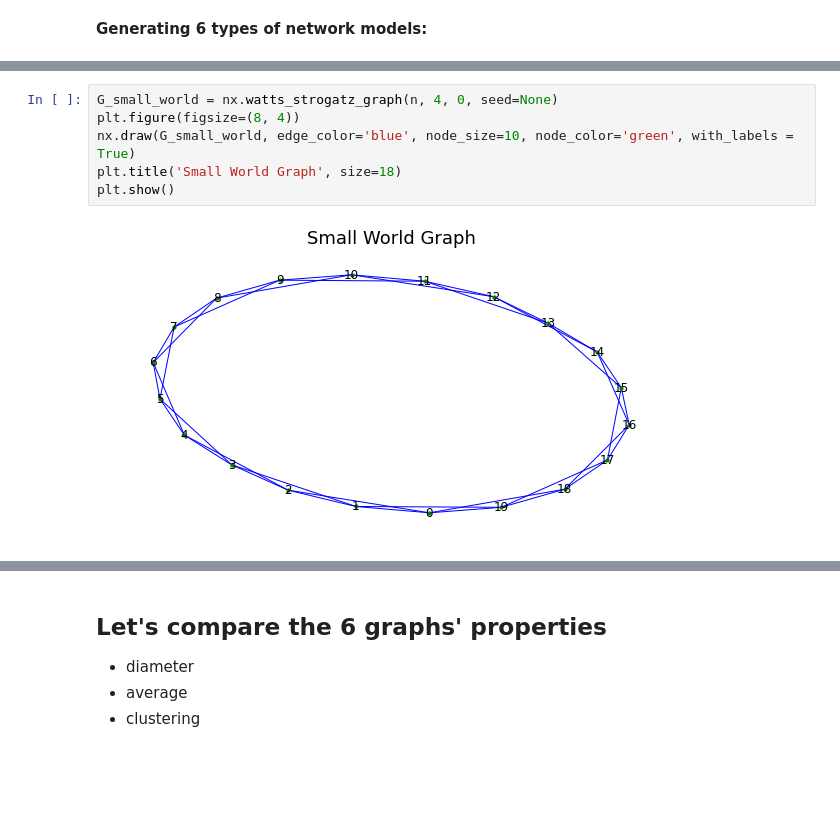
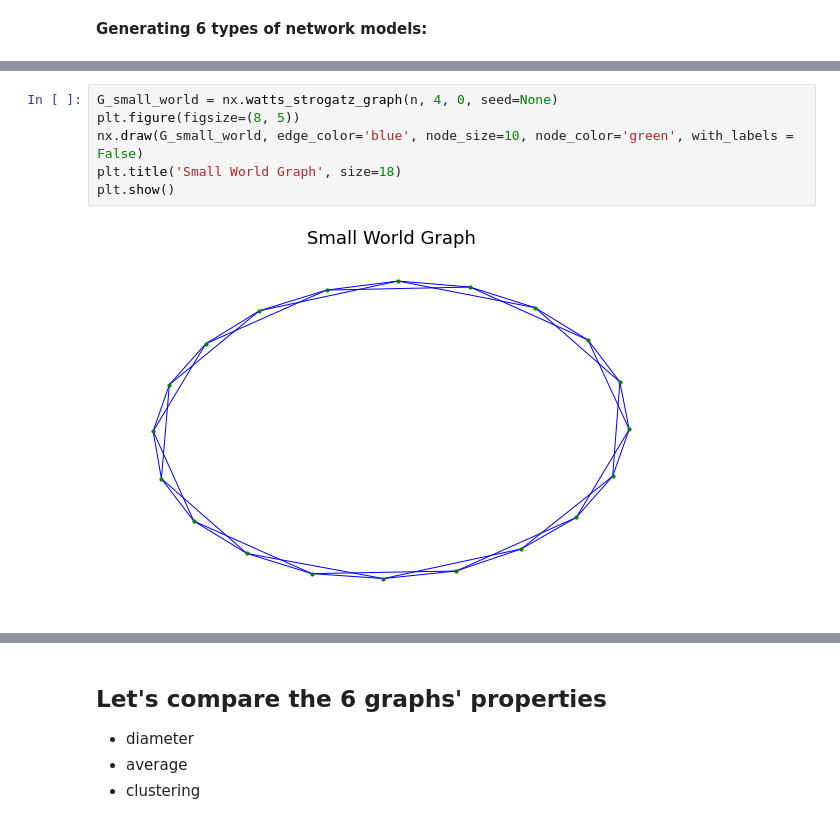
Before and after one commit to hqu/networkx_demo, a Jupyter notebook: CplusJ2022/NetworkX_network_models_tutorial.ipynb, the cells around one changed output, grey strips where cells are left out. Cells and saved outputs as stored; diff of their text form; blank space fills up the shorter version.

```diff
--- a/CplusJ2022/NetworkX_network_models_tutorial.ipynb
+++ b/CplusJ2022/NetworkX_network_models_tutorial.ipynb
@@ -45,9 +45,9 @@ plt.show()
 # %%
 G_small_world = nx.watts_strogatz_graph(n, 4, 0, seed=None)
-plt.figure(figsize=(8, 4))
-nx.draw(G_small_world, edge_color='blue', node_size=10, node_color='green', with_labels = True)
+plt.figure(figsize=(8, 5))
+nx.draw(G_small_world, edge_color='blue', node_size=10, node_color='green', with_labels = False)
 plt.title('Small World Graph', size=18)
 plt.show()
 # %% [output]
-[figure, old version]
+[figure, new version]
 # %%
```
Also changed, not shown: parts of 21 cells of this notebook.
